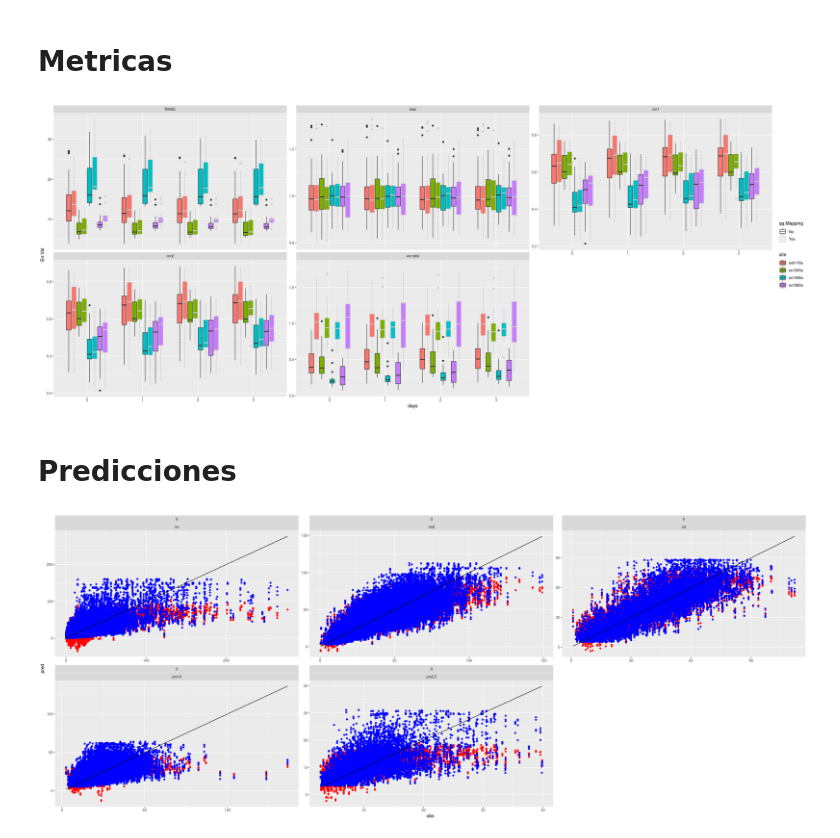
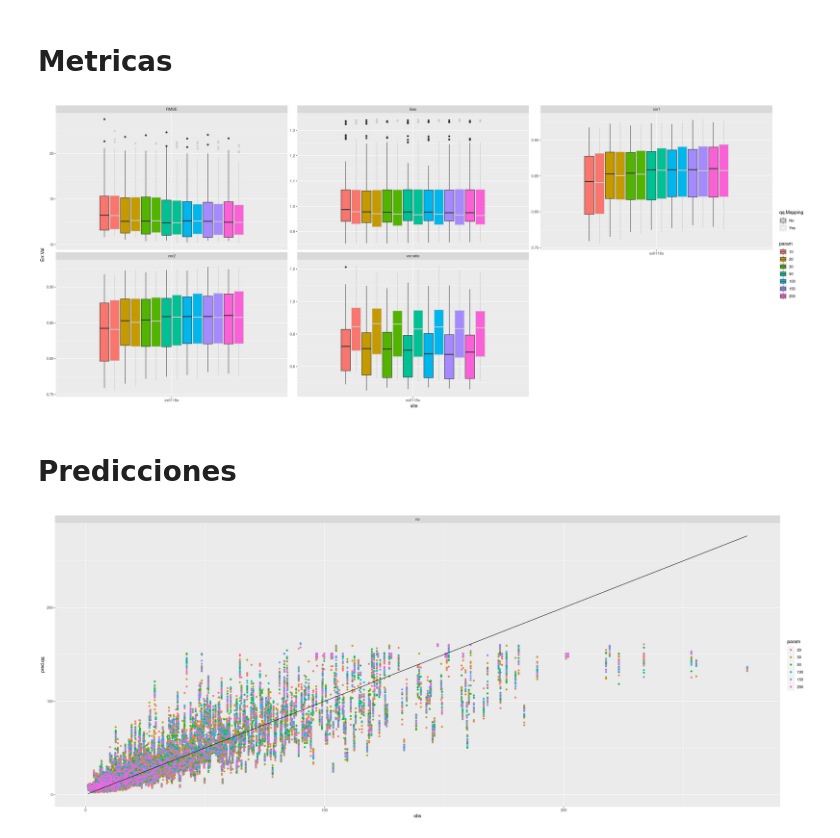
Before and after one commit to Jaimedgp/AirQualityCOVID, a Jupyter notebook: notebooks/Analysis/Cross-vallidation_grph.ipynb, the cells around one changed output. Cells and saved outputs as stored; diff of their text form; code cells hidden in the pictures.

```diff
--- a/notebooks/Analysis/Cross-vallidation_grph.ipynb
+++ b/notebooks/Analysis/Cross-vallidation_grph.ipynb
@@ -103,11 +74,11 @@ dat.df <- pivot.metrics %>%
             )
 # %%
 ggplot(data=pivot.metrics) +
-    geom_boxplot(aes(x=days, y=Err.Val, fill=site, color=qq.Mapping)) +
+    geom_boxplot(aes(x=site, y=Err.Val, fill=param, color=qq.Mapping)) +
     scale_color_grey() +
     facet_wrap(~Error,scale="free_y")
 # %% [output]
-[figure, old version]
+[figure, new version]
 # %% [markdown]
 # Predicciones
 # %%
@@ -166,12 +108,12 @@ predict.df <- cross.val$predictions %>%
             )
 # %%
 ggplot(data=predict.df) +
-        geom_point(aes(x=obs, y=pred), color = "red") +
-        geom_point(aes(x=obs, y=pred.qq), color = "blue") +
+        #geom_point(aes(x=obs, y=pred), color = "red") +
+        geom_point(aes(x=obs, y=pred.qq, color = param)) +
         geom_line(aes(x=obs, y=obs), color = "black") +
-        facet_wrap(~param+variable, scale="free")
+        facet_wrap(~variable, scale="free")
 # %% [output]
-[figure, old version]
+[figure, new version]
 # %%
 ggplot(data=predict.df) +
     geom_point(aes(x=date, y=pred.qq, color = param)) +
```
Also changed, not shown: parts of 8 cells of this notebook, 1 other file.
